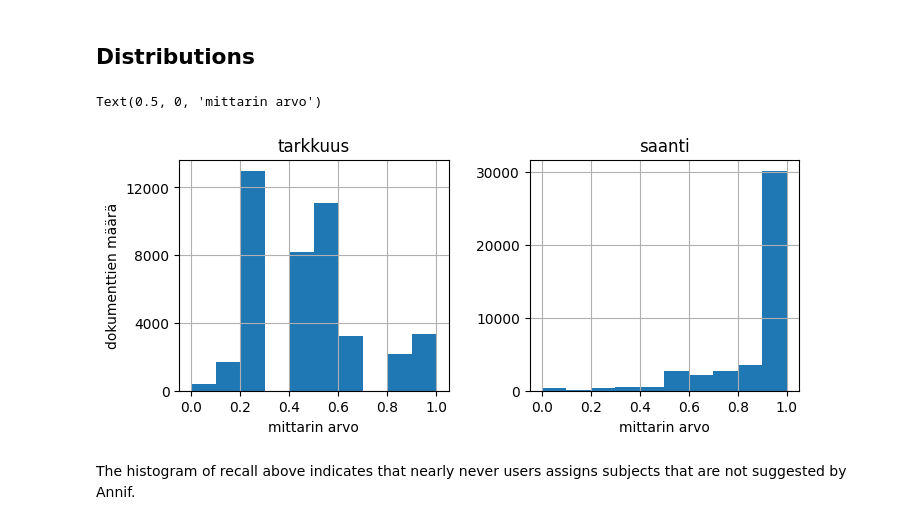
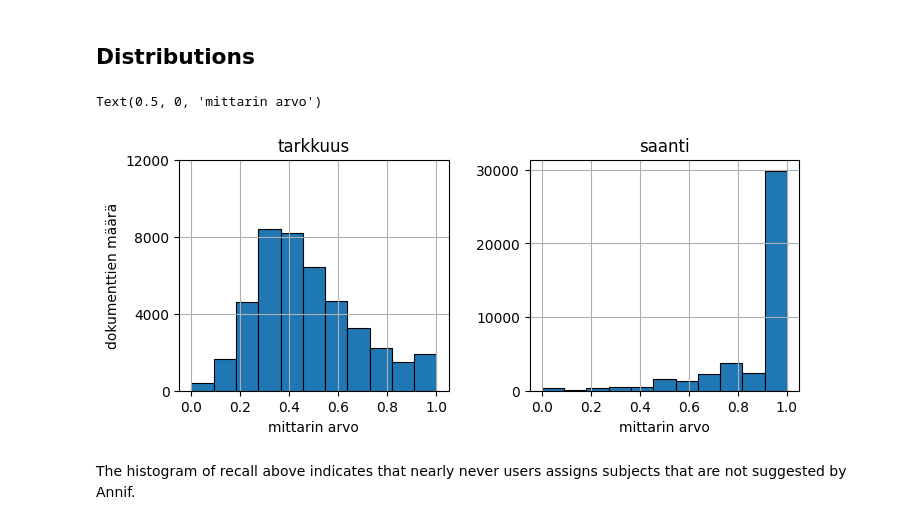
Before and after one commit to NatLibFi/FintoAI-data-YSO, a Jupyter notebook: repository-metrics-analysis/analyse-theseus-tietolinja.ipynb, the cells around one changed output. Cells and saved outputs as stored; diff of their text form; code cells hidden in the pictures.

```diff
--- a/repository-metrics-analysis/analyse-theseus-tietolinja.ipynb
+++ b/repository-metrics-analysis/analyse-theseus-tietolinja.ipynb
@@ -293,21 +292,22 @@ Theseus suomi
 # %% [markdown]
 ## Distributions
 # %%
-df_fi[['precision', 'recall']].hist(bins=10, figsize=(8, 3))
+ # 11 bins to avoid empty bins (due to bin open interval on right edges?)
+df_fi[['precision', 'recall']].hist(bins=11, figsize=(8, 3), edgecolor = "black", linewidth = 0.8)
 plt.gca().set_title("saanti")
 # plt.ylabel("dokumenttien määrä")
 plt.xlabel("mittarin arvo")
 plt.yticks([0, 10000, 20000, 30000])
 
 # select axis of first subplot
 plt.sca(plt.gcf().axes[0])
 plt.yticks([0, 4000, 8000, 12000])
 plt.gca().set_title("tarkkuus")
 plt.ylabel("dokumenttien määrä")
 plt.xlabel("mittarin arvo")
 # %% [output]
 Text(0.5, 0, 'mittarin arvo')
-[figure, old version]
+[figure, new version]
 # %% [markdown]
 The histogram of recall above indicates that nearly never users assigns subjects that
 are not suggested by Annif.
```
Also changed, not shown: parts of 6 cells of this notebook.
